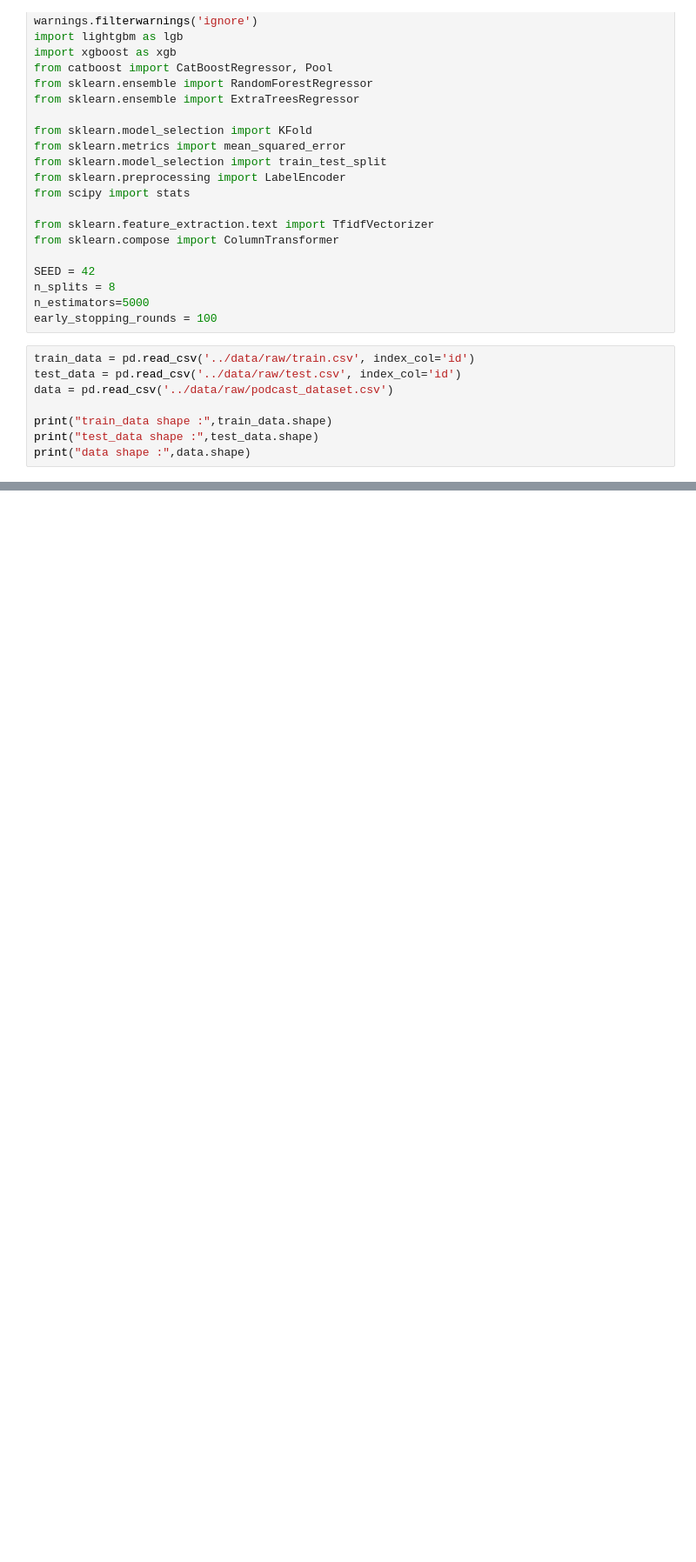
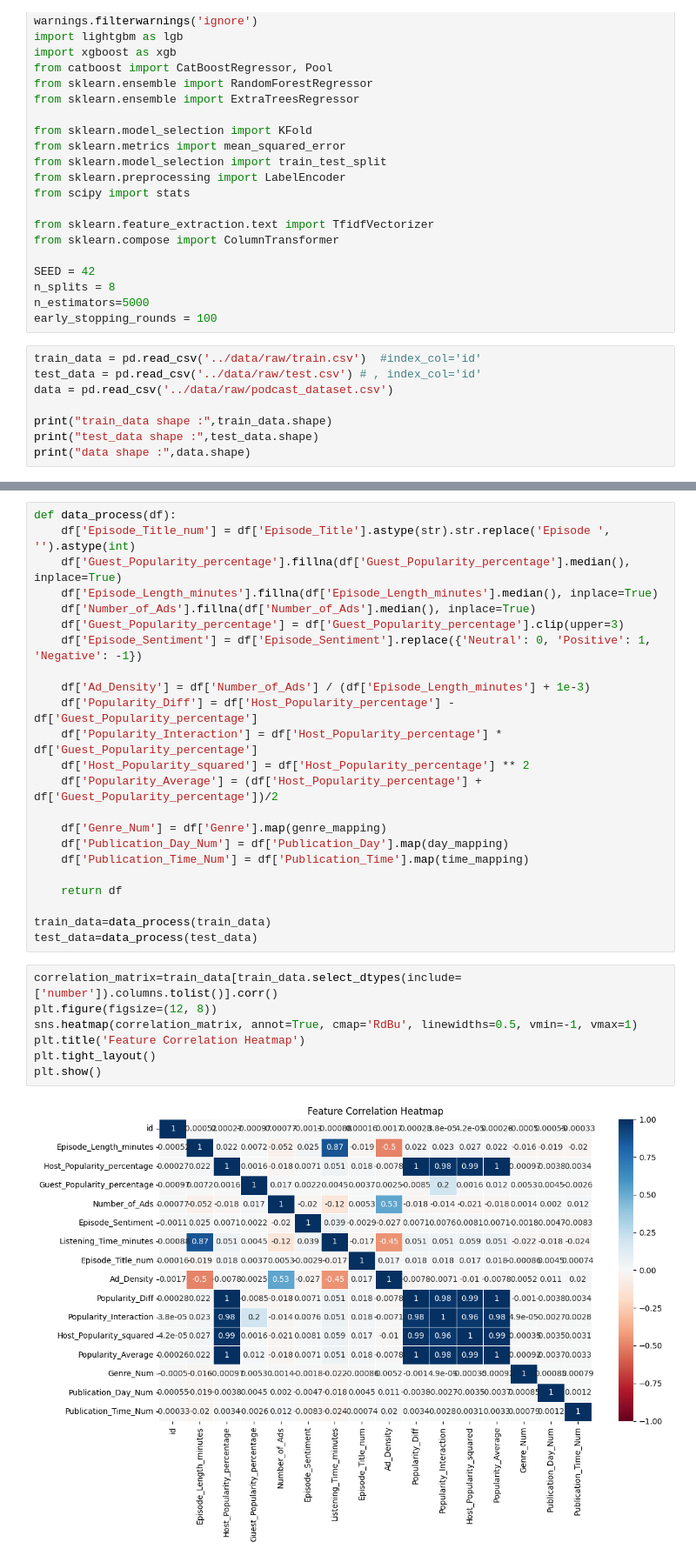
Before and after one commit to NitinNandeshwar/Podcast-Listening-Time-Prediction, a Jupyter notebook: notebooks/exp-nb-1.2.ipynb, the cells around one changed output, grey strips where cells are left out. Shown at 87% size. Drawn from its saved outputs; the diff is of its cells as text; blank space fills up the shorter version.

```diff
--- a/notebooks/exp-nb-1.2.ipynb
+++ b/notebooks/exp-nb-1.2.ipynb
@@ -25,8 +25,8 @@ n_splits = 8
 n_estimators=5000
 early_stopping_rounds = 100
 # %%
-train_data = pd.read_csv('../data/raw/train.csv', index_col='id')
-test_data = pd.read_csv('../data/raw/test.csv', index_col='id')
+train_data = pd.read_csv('../data/raw/train.csv')  #index_col='id'
+test_data = pd.read_csv('../data/raw/test.csv') # , index_col='id'
 data = pd.read_csv('../data/raw/podcast_dataset.csv')
 
 print("train_data shape :",train_data.shape)
@@ -34,0 +95,32 @@ print("data shape :",data.shape)
+# %%
+def data_process(df):
+    df['Episode_Title_num'] = df['Episode_Title'].astype(str).str.replace('Episode ', '').astype(int)
+    df['Guest_Popularity_percentage'].fillna(df['Guest_Popularity_percentage'].median(), inplace=True)
+    df['Episode_Length_minutes'].fillna(df['Episode_Length_minutes'].median(), inplace=True)
+    df['Number_of_Ads'].fillna(df['Number_of_Ads'].median(), inplace=True)
+    df['Guest_Popularity_percentage'] = df['Guest_Popularity_percentage'].clip(upper=3)
+    df['Episode_Sentiment'] = df['Episode_Sentiment'].replace({'Neutral': 0, 'Positive': 1, 'Negative': -1})
+
+    df['Ad_Density'] = df['Number_of_Ads'] / (df['Episode_Length_minutes'] + 1e-3)
+    df['Popularity_Diff'] = df['Host_Popularity_percentage'] - df['Guest_Popularity_percentage']
+    df['Popularity_Interaction'] = df['Host_Popularity_percentage'] * df['Guest_Popularity_percentage']
+    df['Host_Popularity_squared'] = df['Host_Popularity_percentage'] ** 2
+    df['Popularity_Average'] = (df['Host_Popularity_percentage'] + df['Guest_Popularity_percentage'])/2
+
+    df['Genre_Num'] = df['Genre'].map(genre_mapping)
+    df['Publication_Day_Num'] = df['Publication_Day'].map(day_mapping)
+    df['Publication_Time_Num'] = df['Publication_Time'].map(time_mapping)
+
+    return df
+
+train_data=data_process(train_data)
+test_data=data_process(test_data)
+# %%
+correlation_matrix=train_data[train_data.select_dtypes(include=['number']).columns.tolist()].corr()
+plt.figure(figsize=(12, 8))
+sns.heatmap(correlation_matrix, annot=True, cmap='RdBu', linewidths=0.5, vmin=-1, vmax=1)
+plt.title('Feature Correlation Heatmap')
+plt.tight_layout()
+plt.show()
+# %% [output]
+[figure, added]
```
Also changed, not shown: parts of 18 cells of this notebook, 10 other files.
